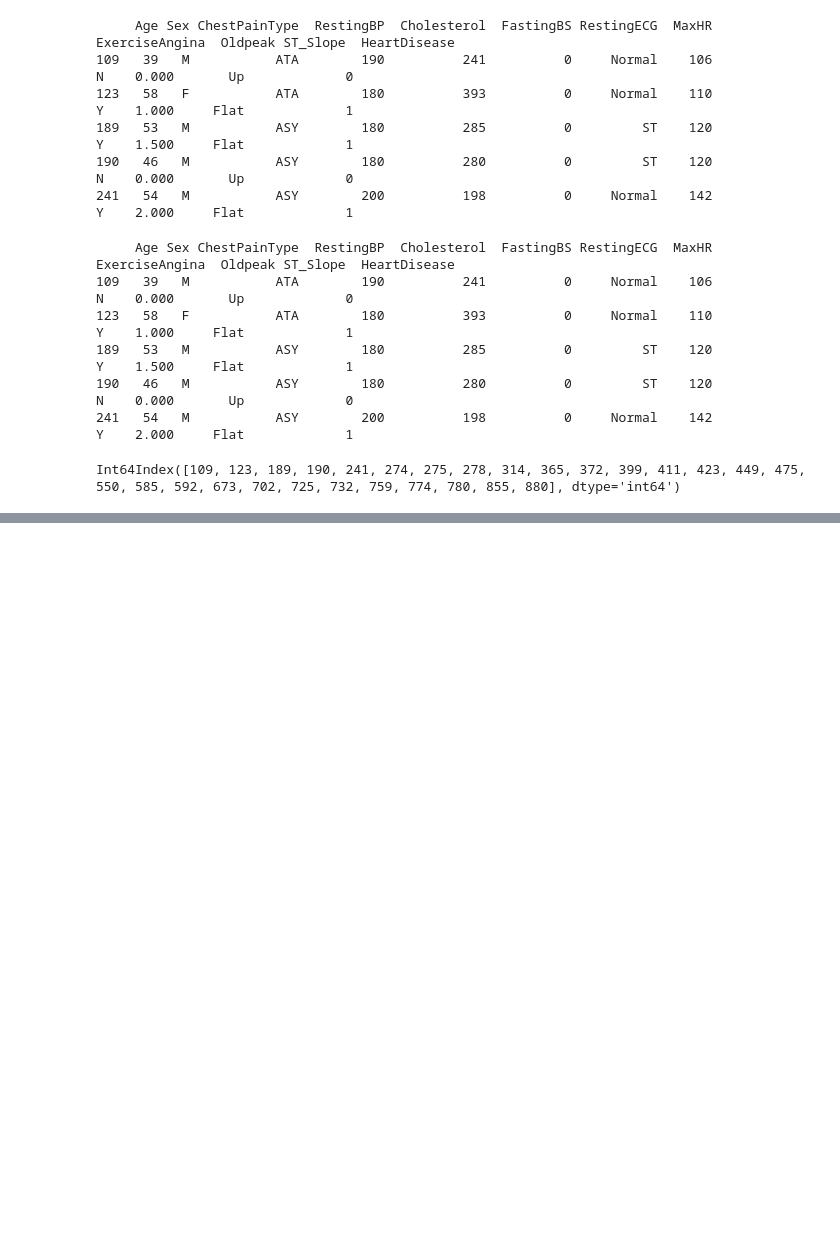
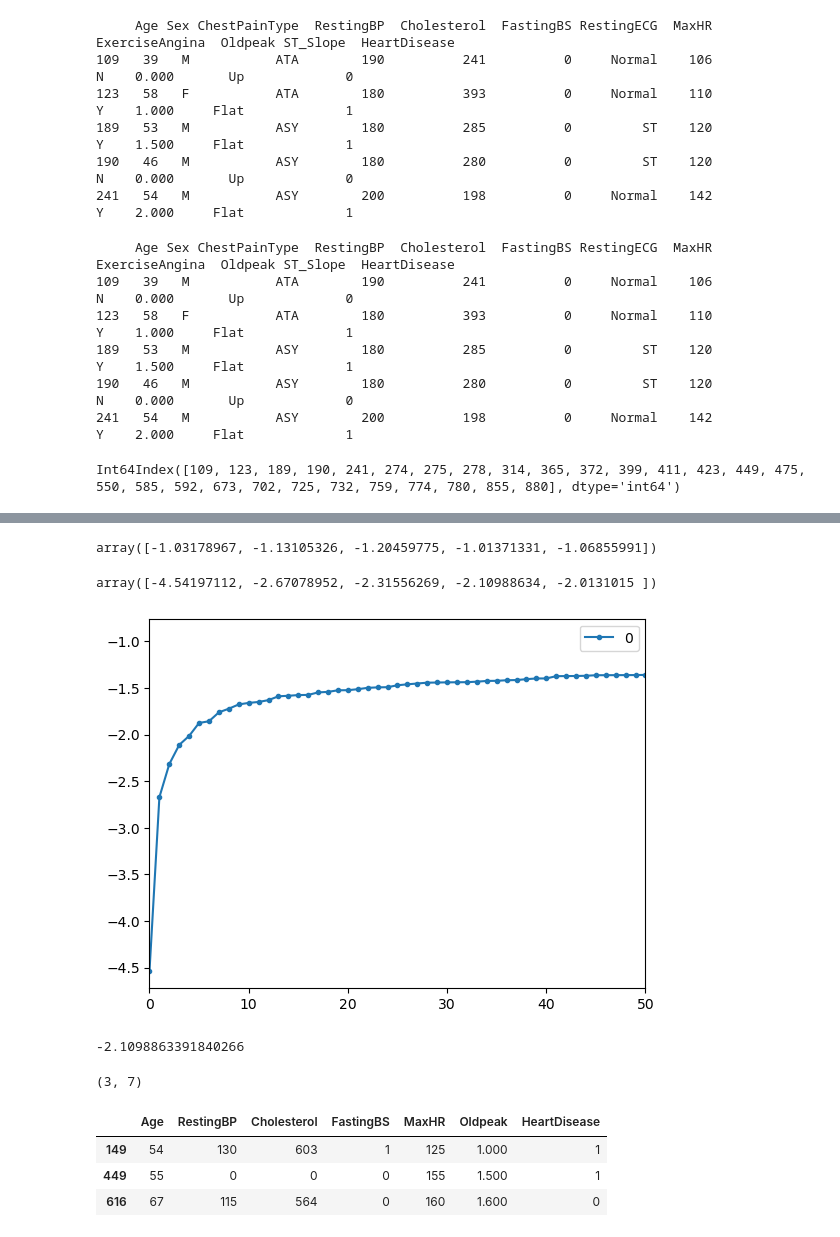
Before and after one commit to inci-bakimci/heart-disease-prediction, a Jupyter notebook: feature_engineering.ipynb, the cells around one changed output, grey strips where cells are left out. Drawn from its saved outputs; the diff is of its cells as text; code cells hidden in the pictures; blank space fills up the shorter version.

```diff
--- a/feature_engineering.ipynb
+++ b/feature_engineering.ipynb
@@ -291,0 +364,5 @@ Int64Index([109, 123, 189, 190, 241, 274, 275, 278, 314, 365, 372, 399, 411, 423
+# %%
+df = load()
+df = df.select_dtypes(include=['float64', 'int64'])
+df = df.dropna()
+df.head()
@@ -291,0 +427,3 @@ Int64Index([109, 123, 189, 190, 241, 274, 275, 278, 314, 365, 372, 399, 411, 423
+# %%
+clf = LocalOutlierFactor(n_neighbors =20)
+clf.fit_predict(df)
@@ -291,0 +448,31 @@ Int64Index([109, 123, 189, 190, 241, 274, 275, 278, 314, 365, 372, 399, 411, 423
+# %%
+df_scores = clf.negative_outlier_factor_
+df_scores[0:5]
+# %% [output]
+array([-1.03178967, -1.13105326, -1.20459775, -1.01371331, -1.06855991])
+# %%
+np.sort(df_scores)[0:5]
+# %% [output]
+array([-4.54197112, -2.67078952, -2.31556269, -2.10988634, -2.0131015 ])
+# %%
+scores = pd.DataFrame(np.sort(df_scores))
+scores.plot(stacked=True, xlim=[0, 50], style='.-')
+plt.show()
+# %% [output]
+[figure, added]
+# %%
+th = np.sort(df_scores)[3]
+th
+# %% [output]
+-2.1098863391840266
+# %%
+df[df_scores < th].shape
+# %% [output]
+(3, 7)
+# %%
+df[df_scores < th]
+# %% [output]
+|  | Age | RestingBP | Cholesterol | FastingBS | MaxHR | Oldpeak | HeartDisease |
+| 149 | 54 | 130 | 603 | 1 | 125 | 1.000 | 1 |
+| 449 | 55 | 0 | 0 | 0 | 155 | 1.500 | 1 |
+| 616 | 67 | 115 | 564 | 0 | 160 | 1.600 | 0 |
```
Also changed, not shown: parts of 20 cells of this notebook.
